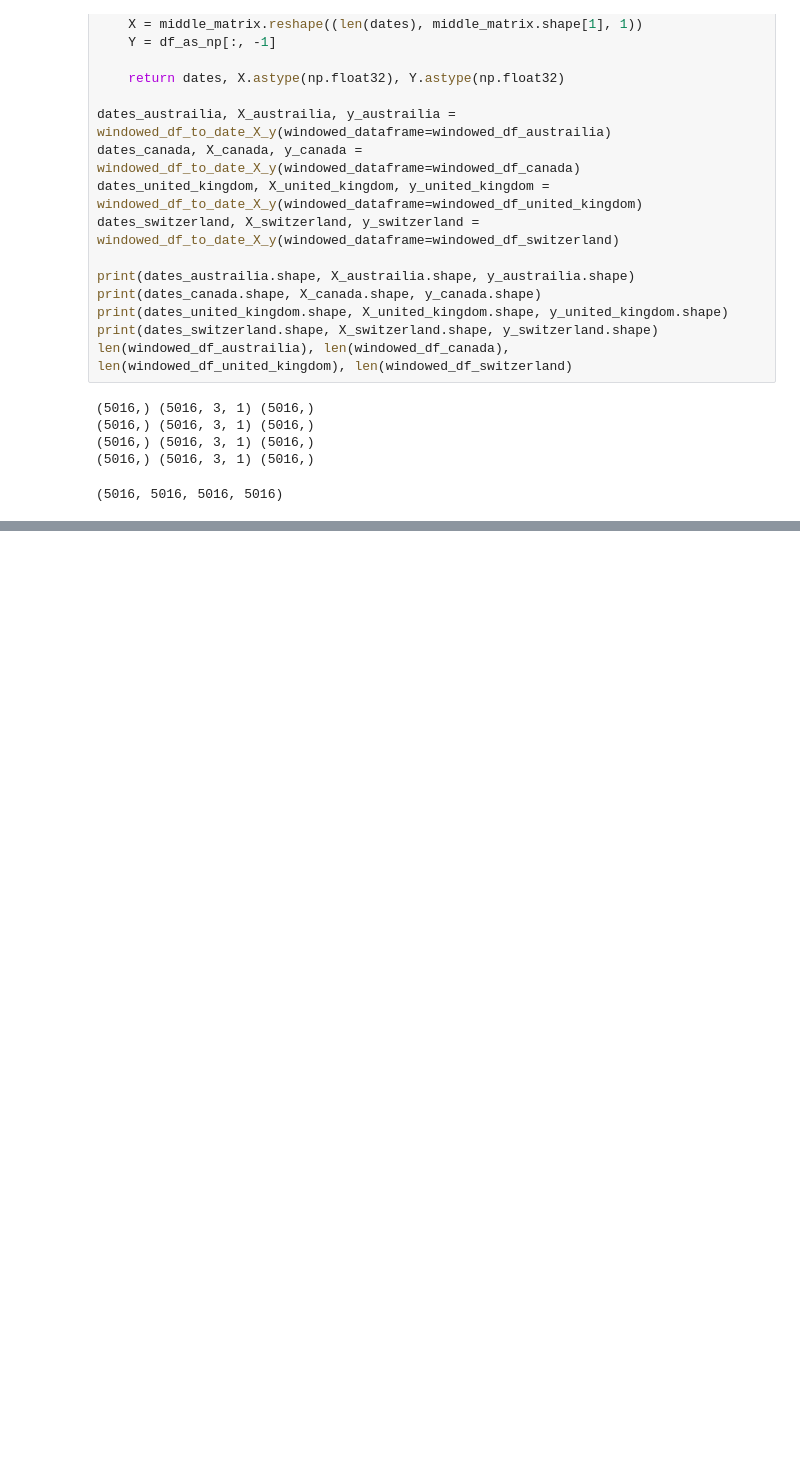
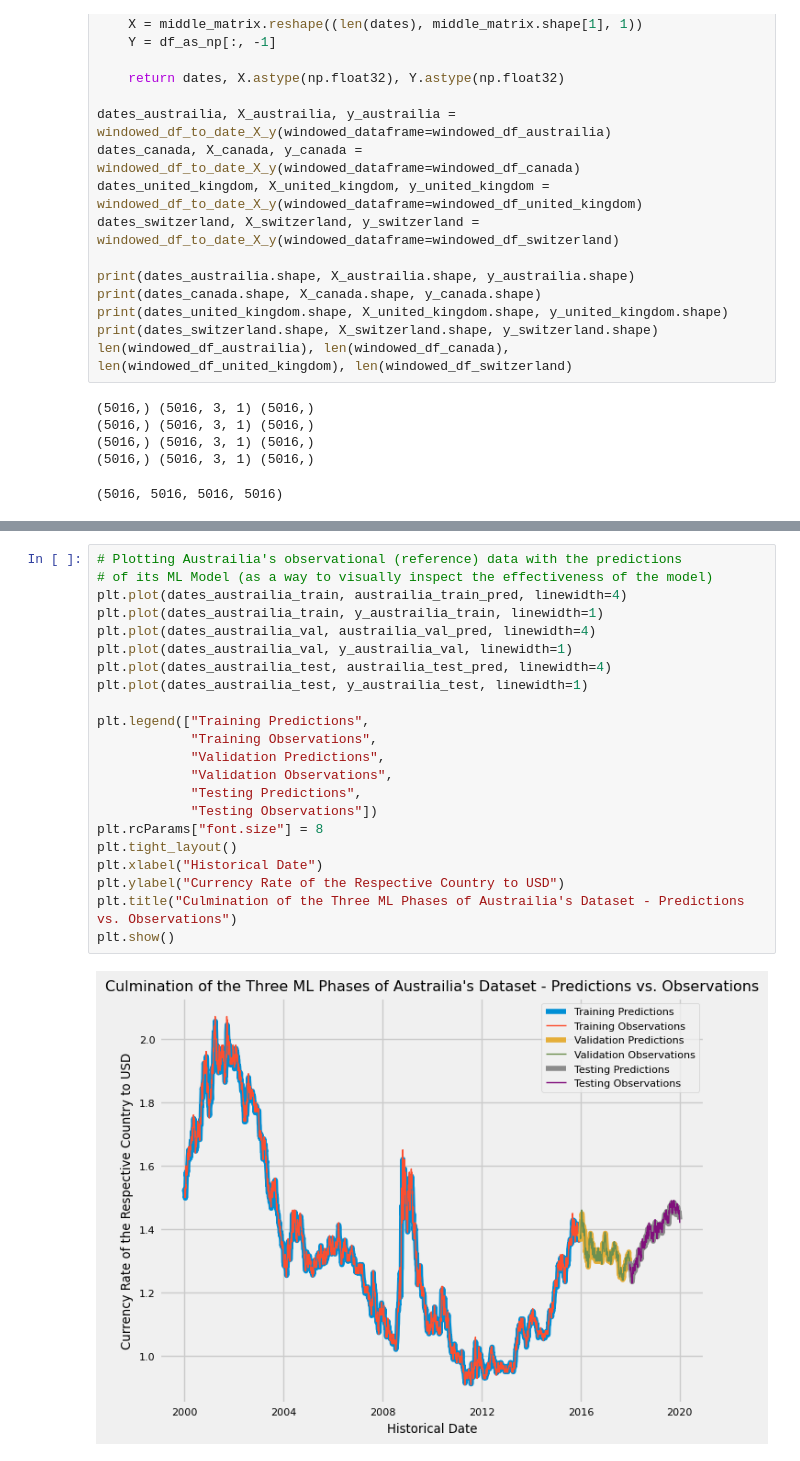
Before and after one commit to AndrewTran03/CS5805-ML1-FinalProject, a Jupyter notebook: International-Foreign-Exchange-Rates-Predictor-Blog-Post/index.ipynb, the cells around one changed output, grey strips where cells are left out. Cells and saved outputs as stored; diff of their text form; blank space fills up the shorter version.

```diff
--- a/International-Foreign-Exchange-Rates-Predictor-Blog-Post/index.ipynb
+++ b/International-Foreign-Exchange-Rates-Predictor-Blog-Post/index.ipynb
@@ -954,0 +539,24 @@ plt.show()
+# %%
+# Plotting Austrailia's observational (reference) data with the predictions
+# of its ML Model (as a way to visually inspect the effectiveness of the model)
+plt.plot(dates_austrailia_train, austrailia_train_pred, linewidth=4)
+plt.plot(dates_austrailia_train, y_austrailia_train, linewidth=1)
+plt.plot(dates_austrailia_val, austrailia_val_pred, linewidth=4)
+plt.plot(dates_austrailia_val, y_austrailia_val, linewidth=1)
+plt.plot(dates_austrailia_test, austrailia_test_pred, linewidth=4)
+plt.plot(dates_austrailia_test, y_austrailia_test, linewidth=1)
+
+plt.legend(["Training Predictions",
+            "Training Observations",
+            "Validation Predictions",
+            "Validation Observations",
+            "Testing Predictions",
+            "Testing Observations"])
+plt.rcParams["font.size"] = 8
+plt.tight_layout()
+plt.xlabel("Historical Date")
+plt.ylabel("Currency Rate of the Respective Country to USD")
+plt.title("Culmination of the Three ML Phases of Austrailia's Dataset - Predictions vs. Observations")
+plt.show()
+# %% [output]
+[figure, added]
```
Also changed, not shown: parts of 80 cells of this notebook, 53 other files.
